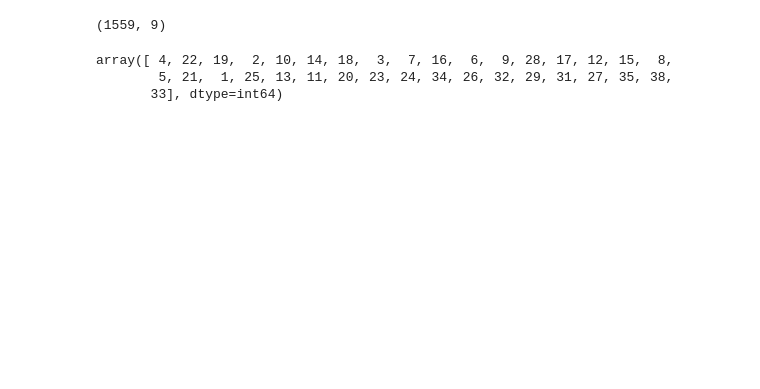
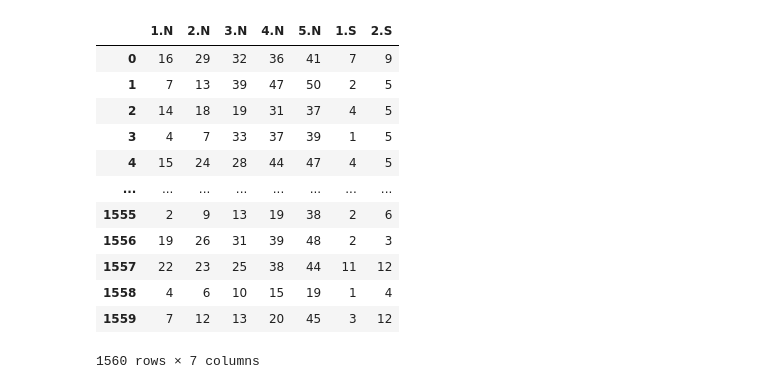
Before and after one commit to annamau/lotto_model, a Jupyter notebook: model/lotto_model.ipynb, the cells around one changed output. Saved outputs shown, nothing was run; the diff lists cells and outputs as text; code cells hidden in the pictures; blank space fills up the shorter version.

```diff
--- a/model/lotto_model.ipynb
+++ b/model/lotto_model.ipynb
@@ -67,12 +9,20 @@ lotto_df.describe()
-# %%
-lotto_df.shape
-# %% [output]
-(1559, 9)
-# %%
-lotto_df["1.N"].unique()
-# %% [output]
-array([ 4, 22, 19,  2, 10, 14, 18,  3,  7, 16,  6,  9, 28, 17, 12, 15,  8,
-        5, 21,  1, 25, 13, 11, 20, 23, 24, 34, 26, 32, 29, 31, 27, 35, 38,
-       33], dtype=int64)
 # %%
 df = lotto_df.drop(["Date", "Full_Combination"], axis = 1)
+#Lets reverse the dataframe
+
+df = df.reindex(index=df.index[::-1]).reset_index(drop = True)
+df
+# %% [output]
+|  | 1.N | 2.N | 3.N | 4.N | 5.N | 1.S | 2.S |
+| 0 | 16 | 29 | 32 | 36 | 41 | 7 | 9 |
+| 1 | 7 | 13 | 39 | 47 | 50 | 2 | 5 |
+| 2 | 14 | 18 | 19 | 31 | 37 | 4 | 5 |
+| 3 | 4 | 7 | 33 | 37 | 39 | 1 | 5 |
+| 4 | 15 | 24 | 28 | 44 | 47 | 4 | 5 |
+| ... | ... | ... | ... | ... | ... | ... | ... |
+| 1555 | 2 | 9 | 13 | 19 | 38 | 2 | 6 |
+| 1556 | 19 | 26 | 31 | 39 | 48 | 2 | 3 |
+| 1557 | 22 | 23 | 25 | 38 | 44 | 11 | 12 |
+| 1558 | 4 | 6 | 10 | 15 | 19 | 1 | 4 |
+| 1559 | 7 | 12 | 13 | 20 | 45 | 3 | 12 |
+1560 rows × 7 columns
```
Also changed, not shown: parts of 17 cells of this notebook, 1 other file.
